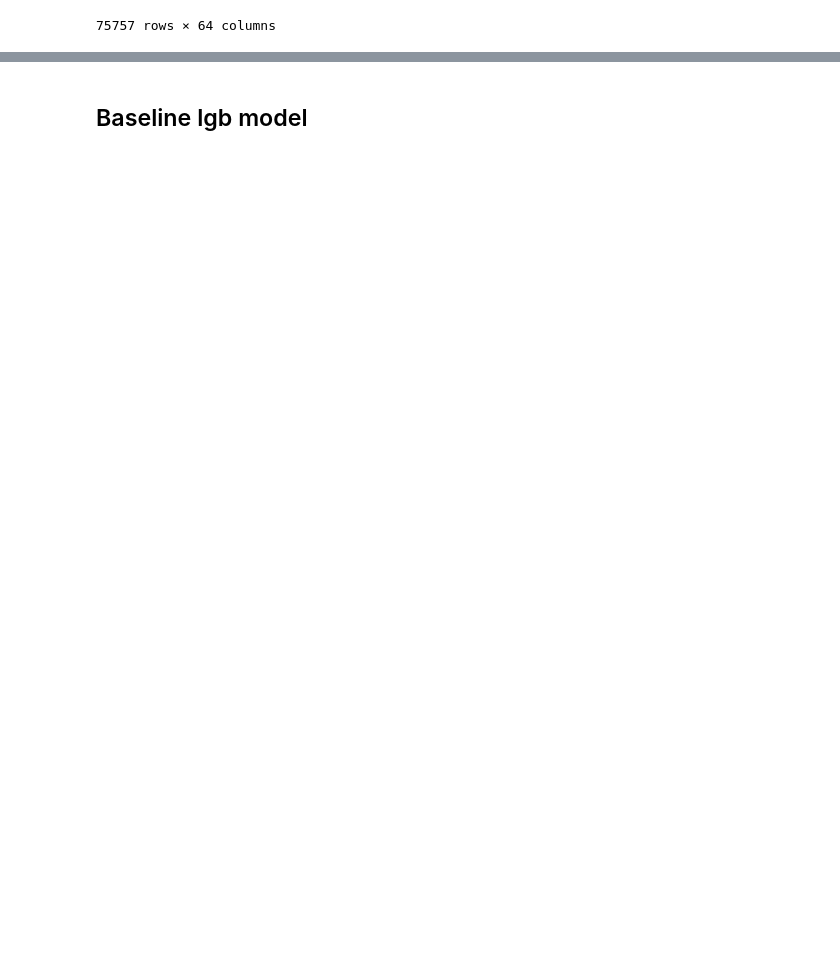
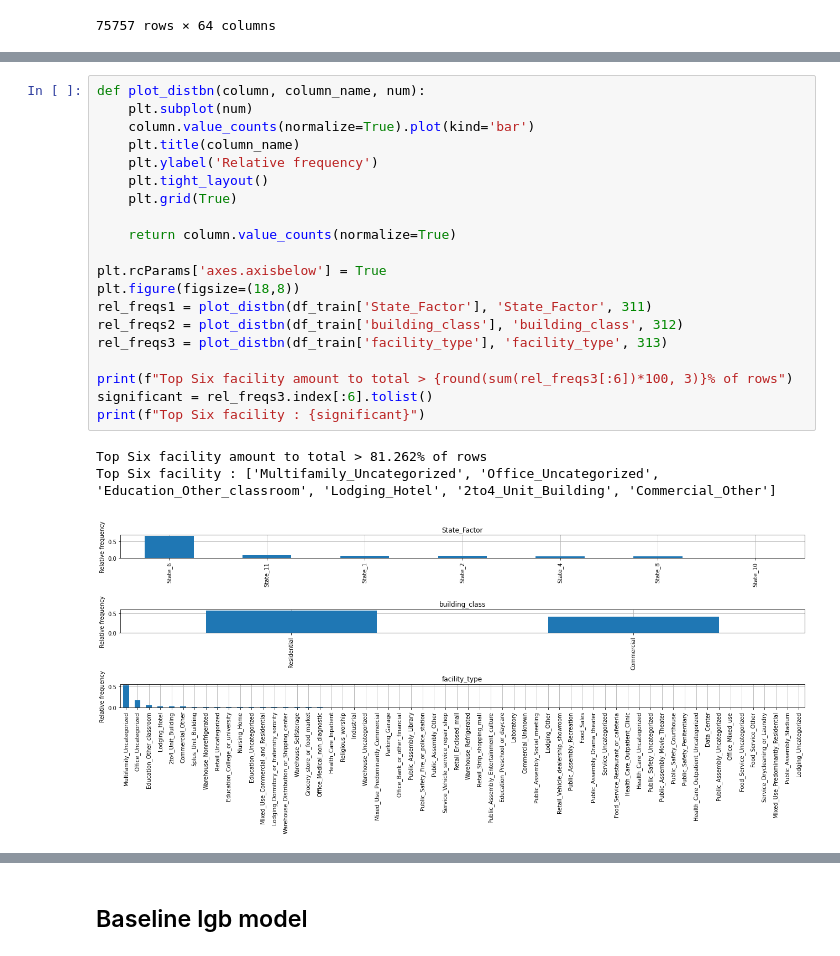
Before and after one commit to ravijp/WiDS, a Jupyter notebook: WiDS_Setup.ipynb, the cells around one changed output, grey strips where cells are left out. Saved outputs shown, nothing was run; the diff lists cells and outputs as text; blank space fills up the shorter version.

```diff
--- a/WiDS_Setup.ipynb
+++ b/WiDS_Setup.ipynb
@@ -301,0 +341,24 @@ KeyboardInterrupt: ignored
+# %%
+def plot_distbn(column, column_name, num):
+    plt.subplot(num)
+    column.value_counts(normalize=True).plot(kind='bar')
+    plt.title(column_name)
+    plt.ylabel('Relative frequency')
+    plt.tight_layout()
+    plt.grid(True)
+
+    return column.value_counts(normalize=True)
+
+plt.rcParams['axes.axisbelow'] = True
+plt.figure(figsize=(18,8))
+rel_freqs1 = plot_distbn(df_train['State_Factor'], 'State_Factor', 311)
+rel_freqs2 = plot_distbn(df_train['building_class'], 'building_class', 312)
+rel_freqs3 = plot_distbn(df_train['facility_type'], 'facility_type', 313)
+
+print(f"Top Six facility amount to total > {round(sum(rel_freqs3[:6])*100, 3)}% of rows")
+significant = rel_freqs3.index[:6].tolist()
+print(f"Top Six facility : {significant}")
+# %% [output]
+Top Six facility amount to total > 81.262% of rows
+Top Six facility : ['Multifamily_Uncategorized', 'Office_Uncategorized', 'Education_Other_classroom', 'Lodging_Hotel', '2to4_Unit_Building', 'Commercial_Other']
+[figure, added]
```
Also changed, not shown: parts of 23 cells of this notebook.
